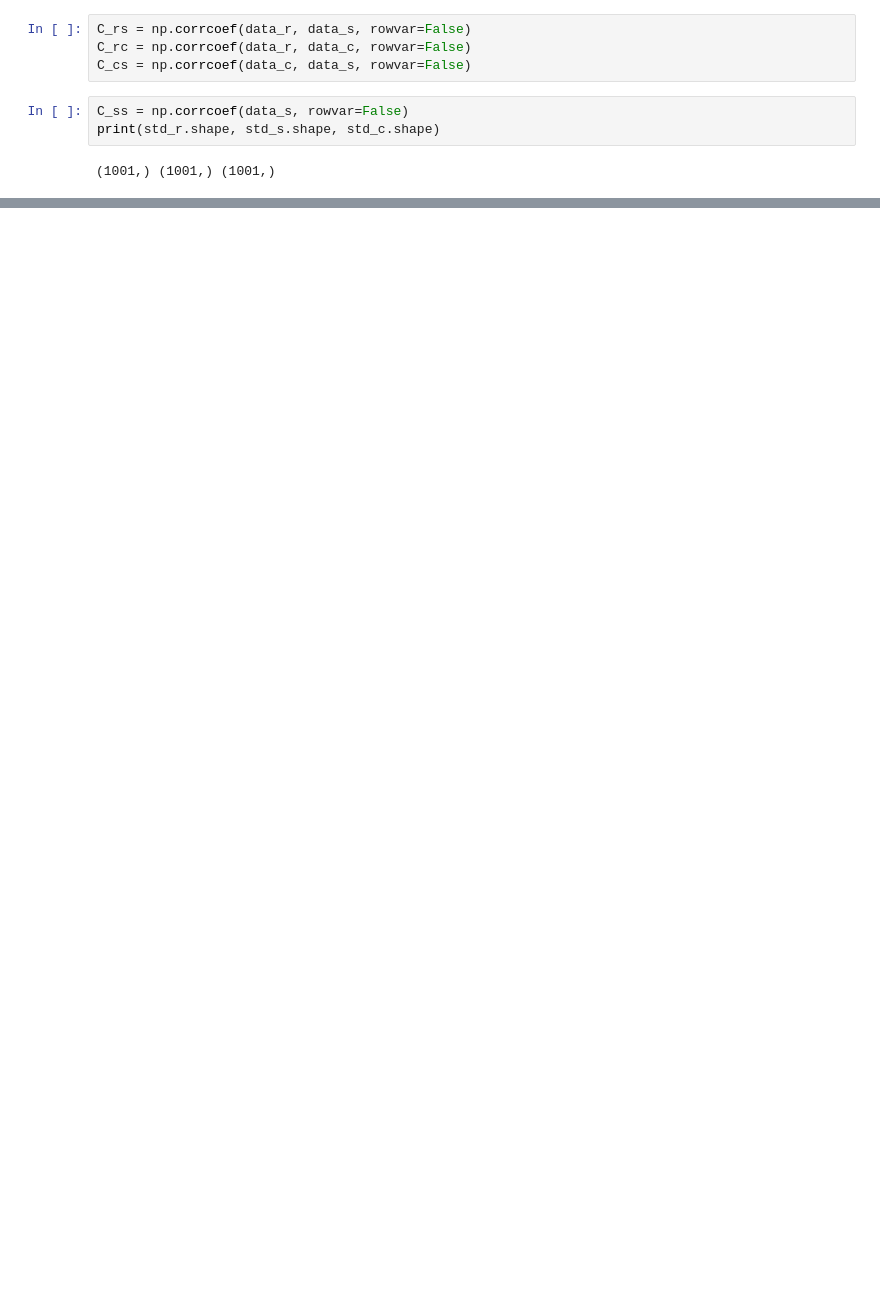
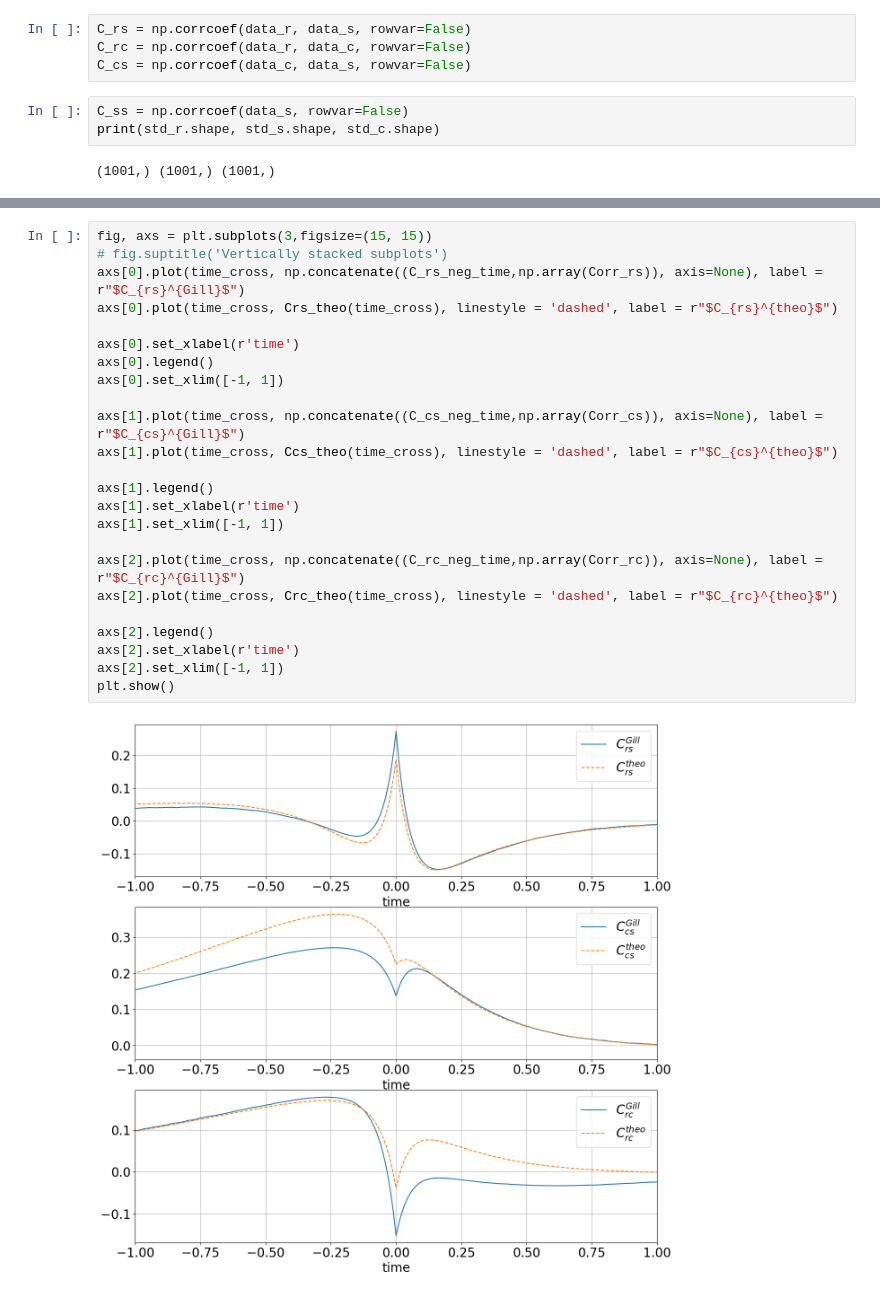
Before and after one commit to yfardella/Gillespie, a Jupyter notebook: Simple_plot_copy.ipynb, the cells around one changed output, grey strips where cells are left out. Cells and saved outputs as stored; diff of their text form; blank space fills up the shorter version.

```diff
--- a/Simple_plot_copy.ipynb
+++ b/Simple_plot_copy.ipynb
@@ -186,0 +310,26 @@ plt.show()
+# %%
+fig, axs = plt.subplots(3,figsize=(15, 15))
+# fig.suptitle('Vertically stacked subplots')
+axs[0].plot(time_cross, np.concatenate((C_rs_neg_time,np.array(Corr_rs)), axis=None), label = r"$C_{rs}^{Gill}$")
+axs[0].plot(time_cross, Crs_theo(time_cross), linestyle = 'dashed', label = r"$C_{rs}^{theo}$")
+
+axs[0].set_xlabel(r'time')
+axs[0].legend()
+axs[0].set_xlim([-1, 1])
+
+axs[1].plot(time_cross, np.concatenate((C_cs_neg_time,np.array(Corr_cs)), axis=None), label = r"$C_{cs}^{Gill}$")
+axs[1].plot(time_cross, Ccs_theo(time_cross), linestyle = 'dashed', label = r"$C_{cs}^{theo}$")
+
+axs[1].legend()
+axs[1].set_xlabel(r'time')
+axs[1].set_xlim([-1, 1])
+
+axs[2].plot(time_cross, np.concatenate((C_rc_neg_time,np.array(Corr_rc)), axis=None), label = r"$C_{rc}^{Gill}$")
+axs[2].plot(time_cross, Crc_theo(time_cross), linestyle = 'dashed', label = r"$C_{rc}^{theo}$")
+
+axs[2].legend()
+axs[2].set_xlabel(r'time')
+axs[2].set_xlim([-1, 1])
+plt.show()
+# %% [output]
+[figure, added]
```
Also changed, not shown: parts of 23 cells of this notebook, 4 other files.
